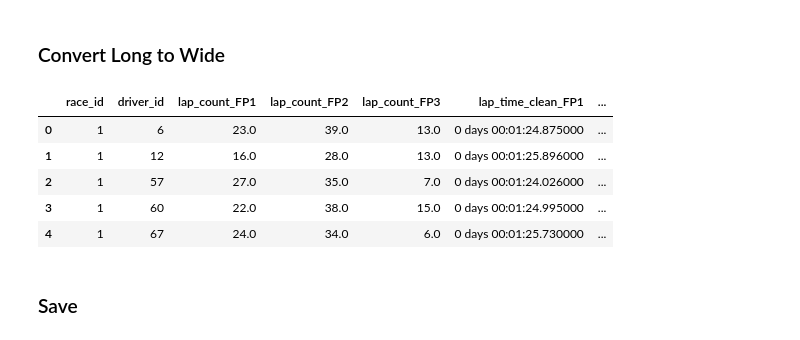
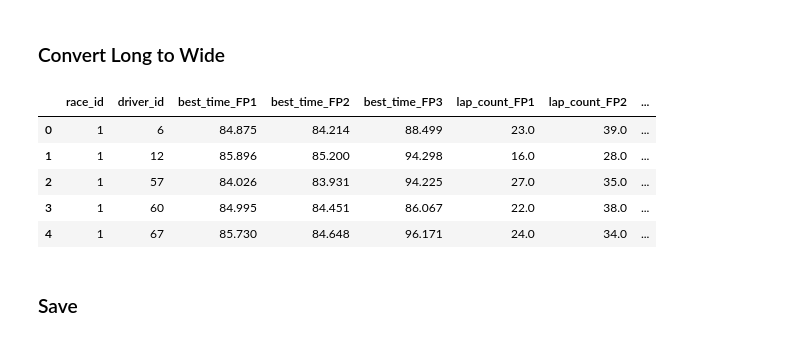
Before and after one commit to JackRWilson/Formula-1-Predictions-Project, a Jupyter notebook: notebooks/data_cleaning.ipynb, the cells around one changed output. Drawn from its saved outputs; the diff is of its cells as text; code cells hidden in the pictures.

Commit message:
Changed timedelta to total seconds (float)

```diff
--- a/notebooks/data_cleaning.ipynb
+++ b/notebooks/data_cleaning.ipynb
@@ -467,0 +470,9 @@ New session values:
+# %%
+print(f"Previous DataTypes:\n{practices.dtypes}")
+
+practices['best_time'] = practices['lap_time_clean'].dt.total_seconds()
+practices.drop('lap_time_clean', axis=1, inplace=True)
+
+print(f"\nNew DataTypes:\n{practices.dtypes}")
+
+display(practices.head())
@@ -470,26 +507,26 @@ New session values:
 # %%
 # Pivot the practices DataFrame to create separate columns for each session type
 practices_pivot = practices.pivot_table(
     index=['race_id', 'driver_id'],
     columns='session_type',
-    values=['lap_time_clean', 'lap_count', 'position', 'recorded_lap_time'],
+    values=['best_time', 'lap_count', 'position', 'recorded_lap_time'],
     aggfunc='first'
 )
 
 # Flatten the multi-level column index
 practices_pivot.columns = [f'{col[0]}_{col[1]}' for col in practices_pivot.columns]
 
 # Reset index to make race_id and driver_id regular columns
 practices_aggregated = practices_pivot.reset_index()
 
 practices_aggregated.head()
 # %% [output]
-|  | race_id | driver_id | lap_count_FP1 | lap_count_FP2 | lap_count_FP3 | lap_time_clean_FP1 | ... |
-| 0 | 1 | 6 | 23.0 | 39.0 | 13.0 | 0 days 00:01:24.875000 | ... |
-| 1 | 1 | 12 | 16.0 | 28.0 | 13.0 | 0 days 00:01:25.896000 | ... |
-| 2 | 1 | 57 | 27.0 | 35.0 | 7.0 | 0 days 00:01:24.026000 | ... |
-| 3 | 1 | 60 | 22.0 | 38.0 | 15.0 | 0 days 00:01:24.995000 | ... |
-| 4 | 1 | 67 | 24.0 | 34.0 | 6.0 | 0 days 00:01:25.730000 | ... |
+|  | race_id | driver_id | best_time_FP1 | best_time_FP2 | best_time_FP3 | lap_count_FP1 | lap_count_FP2 | ... |
+| 0 | 1 | 6 | 84.875 | 84.214 | 88.499 | 23.0 | 39.0 | ... |
+| 1 | 1 | 12 | 85.896 | 85.200 | 94.298 | 16.0 | 28.0 | ... |
+| 2 | 1 | 57 | 84.026 | 83.931 | 94.225 | 27.0 | 35.0 | ... |
+| 3 | 1 | 60 | 84.995 | 84.451 | 86.067 | 22.0 | 38.0 | ... |
+| 4 | 1 | 67 | 85.730 | 84.648 | 96.171 | 24.0 | 34.0 | ... |
 # %% [markdown]
 ### Save
 # %%
```
Also changed, not shown: parts of 7 cells of this notebook, 3 other files.
